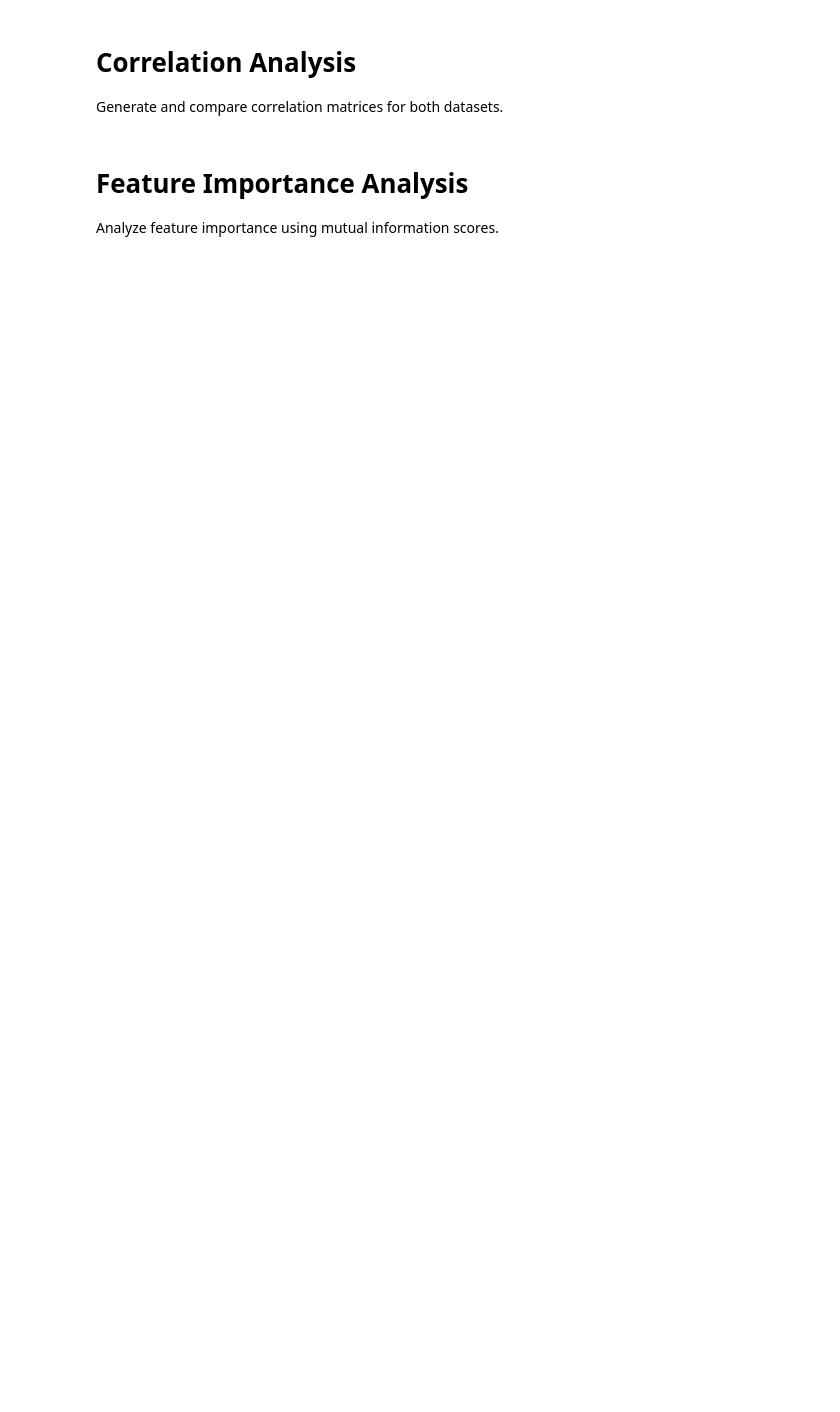
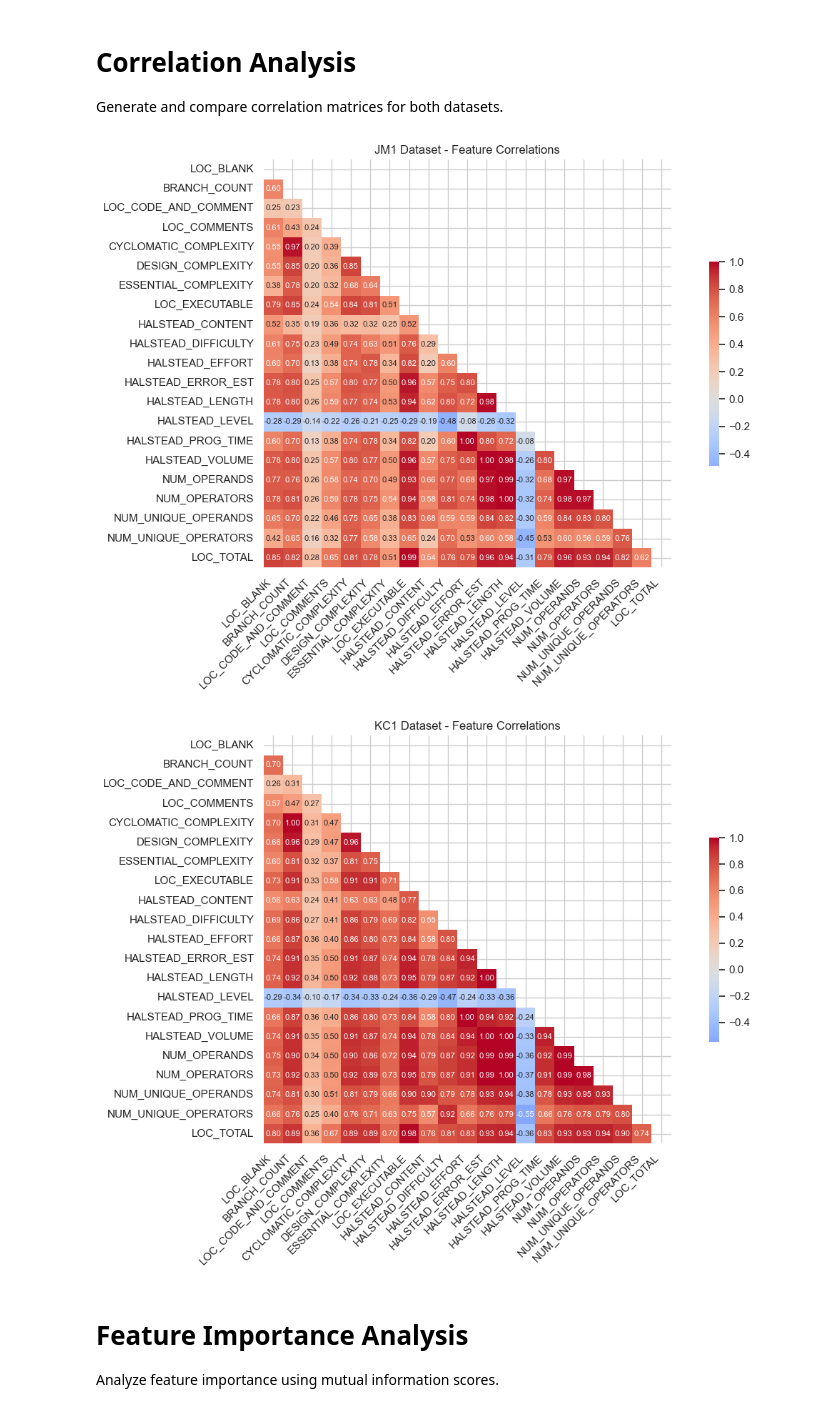
Before and after one commit to PhilipRinguet/Software-Defect-Prediction, a Jupyter notebook: notebooks/eda.ipynb, the cells around one changed output. Saved outputs shown, nothing was run; the diff lists cells and outputs as text; code cells hidden in the pictures; blank space fills up the shorter version.

```diff
--- a/notebooks/eda.ipynb
+++ b/notebooks/eda.ipynb
@@ -25,17 +26,27 @@ def load_arff_dataset(file_path):
     # Convert byte strings to regular strings
     for col in df.select_dtypes(["object"]):
         df[col] = df[col].str.decode("utf-8")
+    # Rename target column to 'defects' for consistency
+    if 'Defective' in df.columns:
+        df = df.rename(columns={'Defective': 'defects'})
+    elif 'label' in df.columns:
+        df = df.rename(columns={'label': 'defects'})
     return df
 
 # Load both datasets
 jm1_path = "../data/raw/jm1.arff"
 kc1_path = "../data/raw/kc1.arff"
 
-jm1_df = load_arff_dataset(jm1_path)
-kc1_df = load_arff_dataset(kc1_path)
+try:
+    jm1_df = load_arff_dataset(jm1_path)
+    kc1_df = load_arff_dataset(kc1_path)
 
-print("JM1 Dataset Shape:", jm1_df.shape)
-print("KC1 Dataset Shape:", kc1_df.shape)
-print("\nJM1 Column Names:", jm1_df.columns.tolist())
-print("\nData Types (JM1):\n", jm1_df.dtypes)
-jm1_df.head()
+    print("JM1 Dataset Shape:", jm1_df.shape)
+    print("KC1 Dataset Shape:", kc1_df.shape)
+    print("\nJM1 Column Names:", jm1_df.columns.tolist())
+    print("\nData Types (JM1):\n", jm1_df.dtypes)
+    print("\nJM1 Target Values:\n", jm1_df['defects'].value_counts())
+    print("\nKC1 Target Values:\n", kc1_df['defects'].value_counts())
+    jm1_df.head()
+except Exception as e:
+    print(f"Error loading datasets: {str(e)}")
@@ -105,21 +170,25 @@ Generate and compare correlation matrices for both datasets.
 # %%
 # Function to create correlation matrix plot
 def plot_correlation_matrix(df, title):
     correlation_matrix = df[numerical_features].corr()
 
     plt.figure(figsize=(12, 8))
     mask = np.triu(np.ones_like(correlation_matrix))
     sns.heatmap(correlation_matrix, mask=mask, annot=True, fmt='.2f',
-               cmap='coolwarm', center=0, square=True, cbar_kws={"shrink": .5})
+               cmap='coolwarm', center=0, square=True, cbar_kws={"shrink": .5},
+               annot_kws={'size': 8})
     plt.title(title)
     plt.xticks(rotation=45, ha='right')
     plt.yticks(rotation=0)
     plt.tight_layout()
     plt.show()
 
 # Plot correlation matrices
 plot_correlation_matrix(jm1_df, "JM1 Dataset - Feature Correlations")
 plot_correlation_matrix(kc1_df, "KC1 Dataset - Feature Correlations")
+# %% [output]
+[figure, added]
+[figure, added]
 # %% [markdown]
 # Feature Importance Analysis
 Analyze feature importance using mutual information scores.
```
Also changed, not shown: parts of 5 cells of this notebook, 13 other files.
